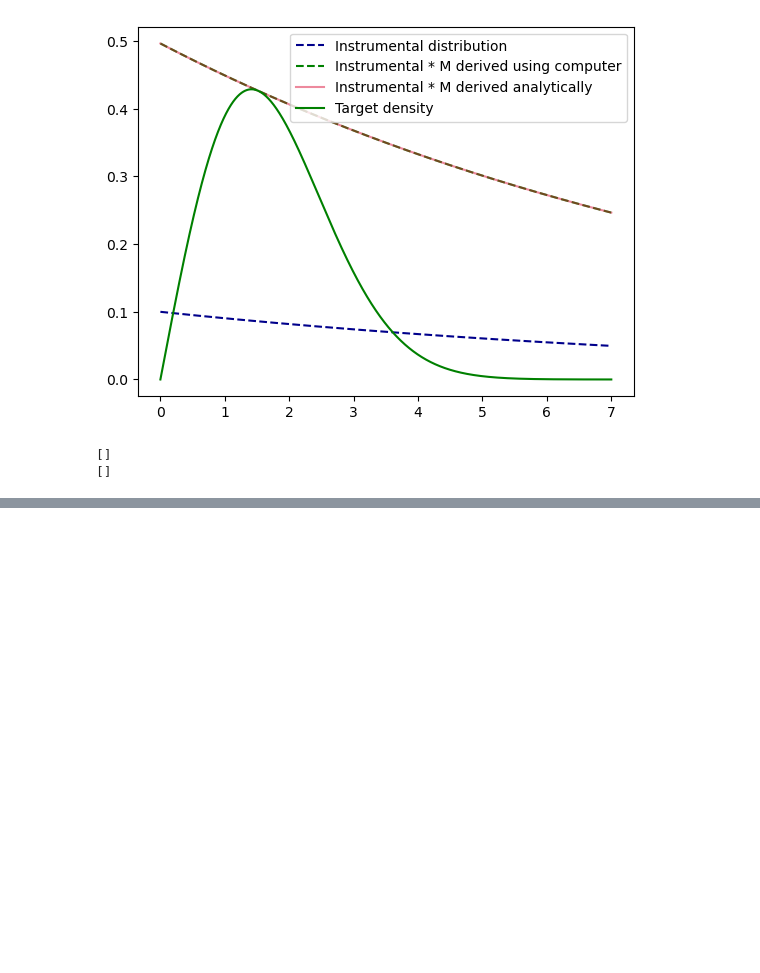
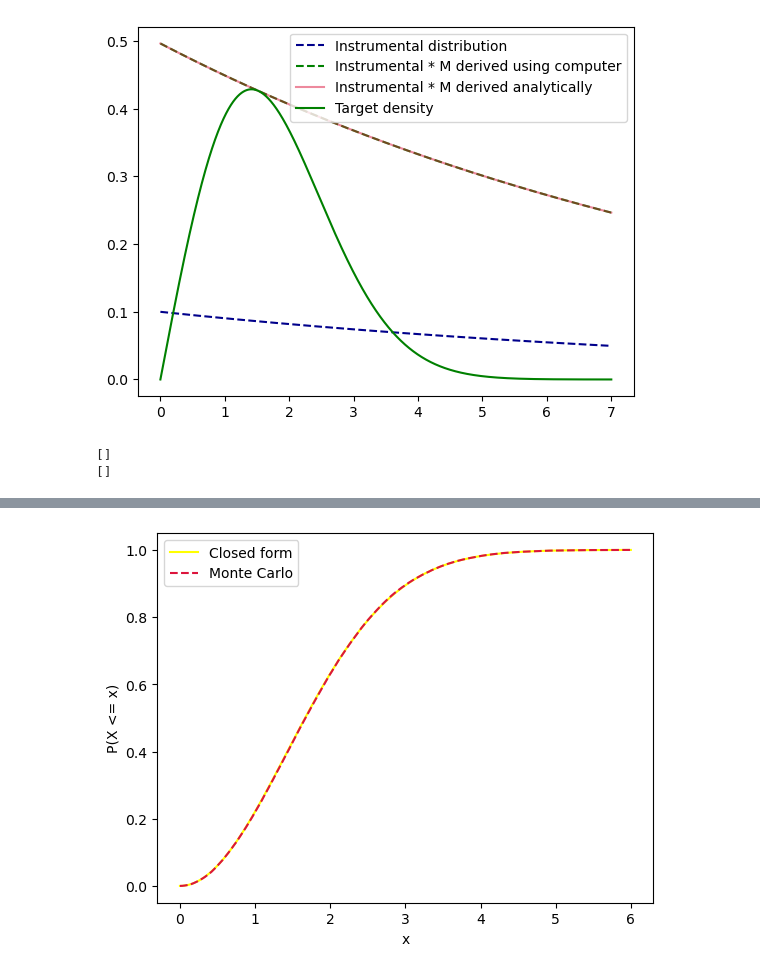
Before and after one commit to devalckfausto-dev/computer-intensive-statistics-group-assignment-1, a Jupyter notebook: Task1HWA1.ipynb, the cells around one changed output, grey strips where cells are left out. Cells and saved outputs as stored; diff of their text form; code cells hidden in the pictures; blank space fills up the shorter version.

```diff
--- a/Task1HWA1.ipynb
+++ b/Task1HWA1.ipynb
@@ -82,0 +83,18 @@ plt.legend(fontsize=8,loc='upper right'); plt.show()
+# %%
+def true_cdf(x, theta=2):
+    return 1 - np.exp(-x**2 / theta**2)
+
+def cdf_mc(x, samples):
+    """Monte Carlo approximation of P(X <= x) for each x in the array x."""
+    return np.array([np.mean(samples <= xi) for xi in x])
+
+x_grid = np.linspace(0, 6, 200)
+F_hat = cdf_mc(x_grid, samples_1)
+F_true = true_cdf(x_grid, theta)
+
+plt.plot(x_grid, F_true, color='yellow', label='Closed form')
+plt.plot(x_grid, F_hat, 'k--', alpha=1, color='crimson', label='Monte Carlo')
+plt.xlabel('x'); plt.ylabel('P(X <= x)')
+plt.legend(); plt.show()
+# %% [output]
+[figure, added]
```
Also changed, not shown: parts of 2 cells of this notebook, 4 other files.
